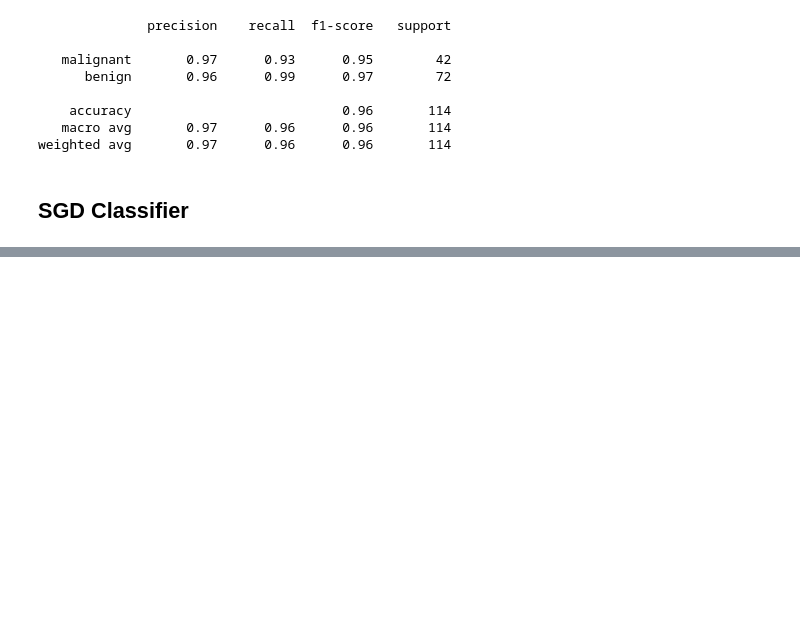
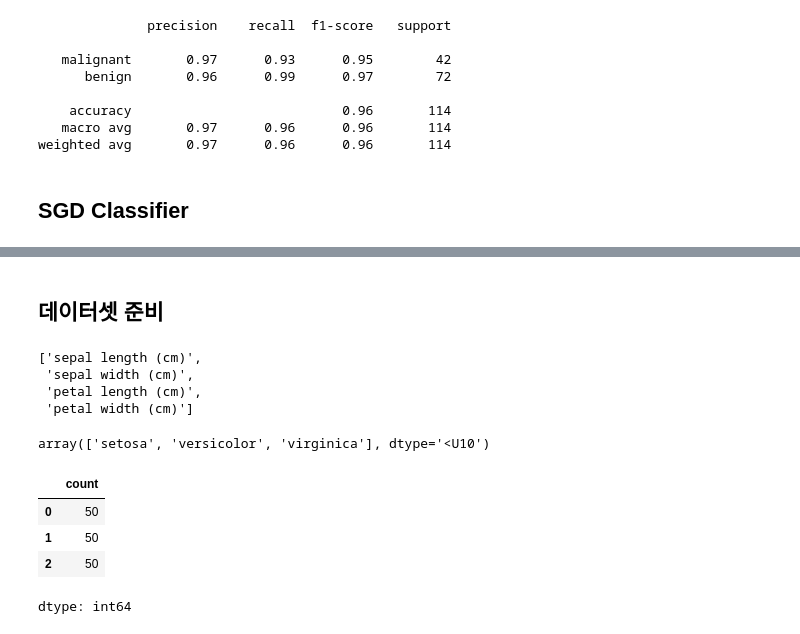
Before and after one commit to YounJJ/202511_BD53, a Jupyter notebook: lab_ml/ml09_classification.ipynb, the cells around one changed output, grey strips where cells are left out. Cells and saved outputs as stored; diff of their text form; code cells hidden in the pictures; blank space fills up the shorter version.

```diff
--- a/lab_ml/ml09_classification.ipynb
+++ b/lab_ml/ml09_classification.ipynb
@@ -371,0 +425,26 @@ weighted avg       0.97      0.96      0.96       114
+# %% [markdown]
+## 데이터셋 준비
+# %%
+iris = datasets.load_iris()
+# %%
+x = iris.data  # 특성 배열(2d array)
+y = iris.target  # 타겟 배열, 레이블(1d array)
+# %%
+iris.feature_names
+# %% [output]
+['sepal length (cm)',
+ 'sepal width (cm)',
+ 'petal length (cm)',
+ 'petal width (cm)']
+# %%
+iris.target_names
+# %% [output]
+array(['setosa', 'versicolor', 'virginica'], dtype='<U10')
+# %%
+pd.Series(y).value_counts()
+# %% [output]
+|  | count |
+| 0 | 50 |
+| 1 | 50 |
+| 2 | 50 |
+dtype: int64
```
Also changed, not shown: parts of 74 cells of this notebook.
